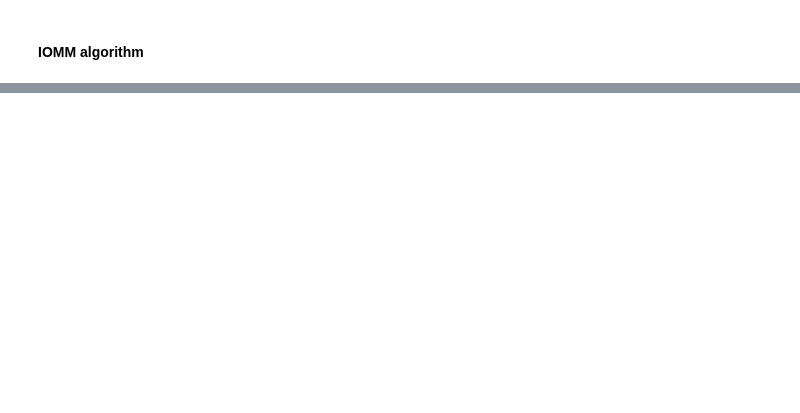
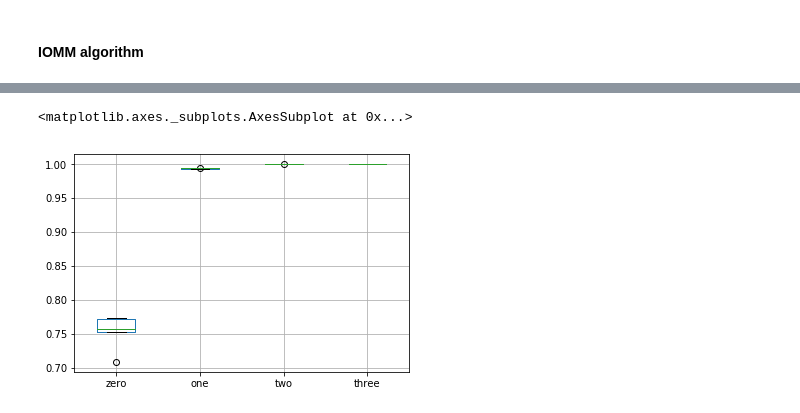
Before and after one commit to AntoineG92/bayes_overlapping_clusters, a Jupyter notebook: IOMM_algo_synthetic_data_AG_V3.ipynb, the cells around one changed output, grey strips where cells are left out. Cells and saved outputs as stored; diff of their text form; code cells hidden in the pictures; blank space fills up the shorter version.

```diff
--- a/IOMM_algo_synthetic_data_AG_V3.ipynb
+++ b/IOMM_algo_synthetic_data_AG_V3.ipynb
@@ -193,0 +172,37 @@ print("% of pairs having at most 3 clusters difference:",len(U_diff[U_diff<4])/(
+# %%
+%%capture
+#boxplot des U_diff
+cols = ["zero", "one", "two", "three"]
+
+clusters_differences = {
+    cols[0]: [],
+    cols[1]: [],
+    cols[2]: [],
+    cols[3]: [],
+}
+for i in range(5):
+    IOMM = iomm.IOMM(N = N,
+                     K = K,
+                     D = D,
+                     N_iter = N_iter,
+                     Z = Z,
+                     X = X,
+                     theta = theta,
+                     alpha_prior = alpha_prior,
+                     omega = 1,
+                     copy_rows = 200,
+                     burning_period=burning_period)
+    Z_hat,theta_resampled,Z_hat_mean,U_hat = IOMM.learning(apply_log=False,random_walk=False)
+    U_hat_new = np.copy(U_hat)
+    U_diff=abs(U-U_hat_new)
+    clusters_differences['zero'].append(len(U_diff[U_diff==0])/(N*N))
+    clusters_differences['one'].append(len(U_diff[U_diff<2])/(N*N))
+    clusters_differences['two'].append(len(U_diff[U_diff<3])/(N*N))
+    clusters_differences['three'].append(len(U_diff[U_diff<4])/(N*N))
+# %%
+clusters_differences_df = pd.DataFrame.from_dict(clusters_differences)[cols]
+#clusters_differences_df.head()
+clusters_differences_df.boxplot()
+# %% [output]
+<matplotlib.axes._subplots.AxesSubplot at 0x...>
+[figure, added]
```
Also changed, not shown: parts of 17 cells of this notebook, 1 other file.
